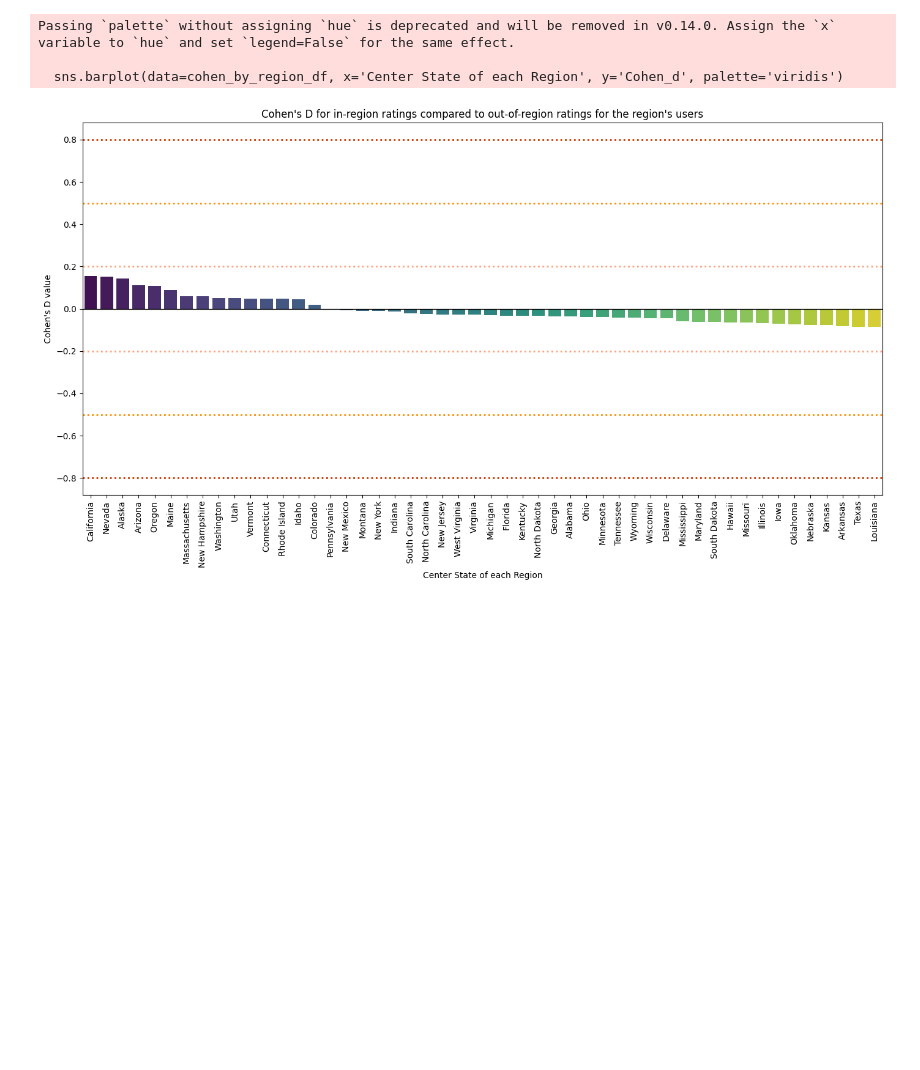
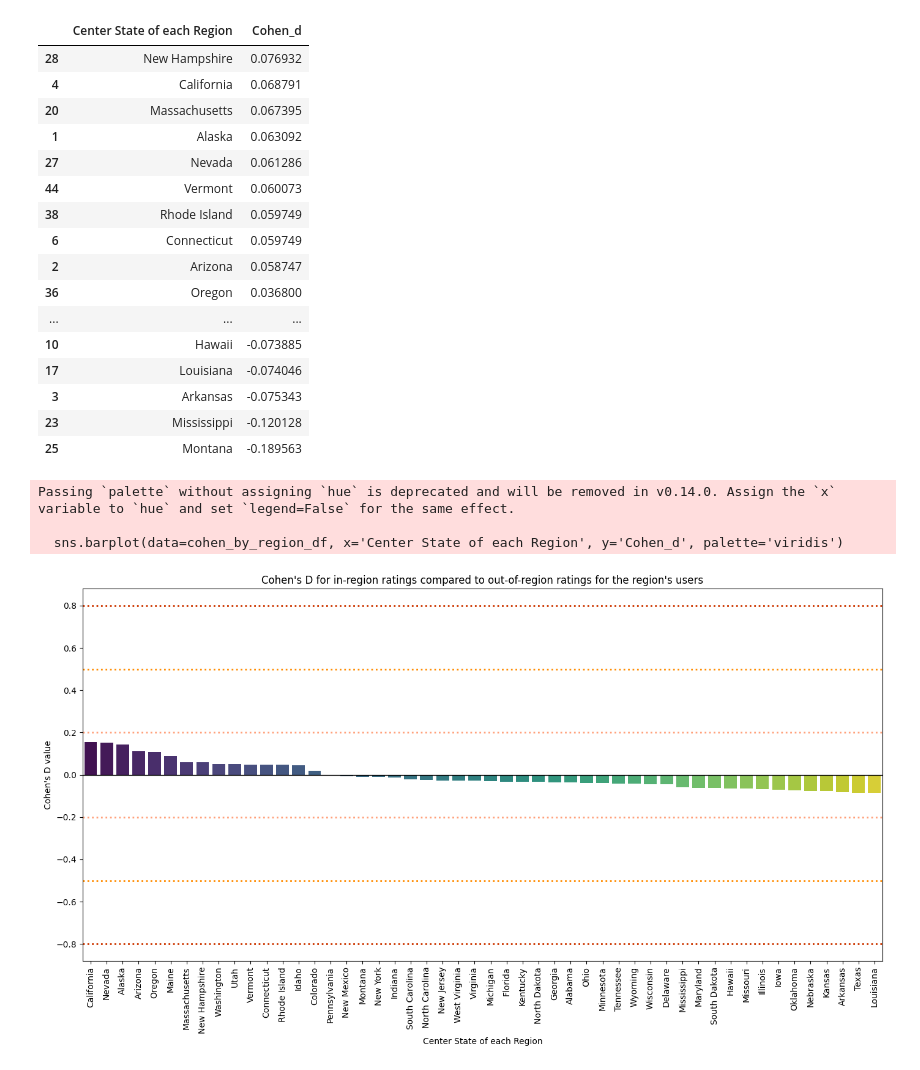
Before and after one commit to epfl-ada/ada-2024-project-x0x0, a Jupyter notebook: src/questions/question2/regional.ipynb, the cells around one changed output. Cells and saved outputs as stored; diff of their text form; code cells hidden in the pictures; blank space fills up the shorter version.

```diff
--- a/src/questions/question2/regional.ipynb
+++ b/src/questions/question2/regional.ipynb
@@ -26,3 +27,23 @@ Passing `palette` without assigning `hue` is deprecated and will be removed in v
+# %%
+regions_cohenD_interactive(neighbours_df, US_ratings, plot=True)
+# %% [output]
+|  | Center State of each Region | Cohen_d |
+| 28 | New Hampshire | 0.076932 |
+| 4 | California | 0.068791 |
+| 20 | Massachusetts | 0.067395 |
+| 1 | Alaska | 0.063092 |
+| 27 | Nevada | 0.061286 |
+| 44 | Vermont | 0.060073 |
+| 38 | Rhode Island | 0.059749 |
+| 6 | Connecticut | 0.059749 |
+| 2 | Arizona | 0.058747 |
+| 36 | Oregon | 0.036800 |
+| ... | ... | ... |
+| 10 | Hawaii | -0.073885 |
+| 17 | Louisiana | -0.074046 |
+| 3 | Arkansas | -0.075343 |
+| 23 | Mississippi | -0.120128 |
+| 25 | Montana | -0.189563 |
 # %%
 US_ratings = pd.read_csv('../../../USData/RB_US_states_all.csv')
 
```
Also changed, not shown: parts of 2 cells of this notebook, 6 other files.
